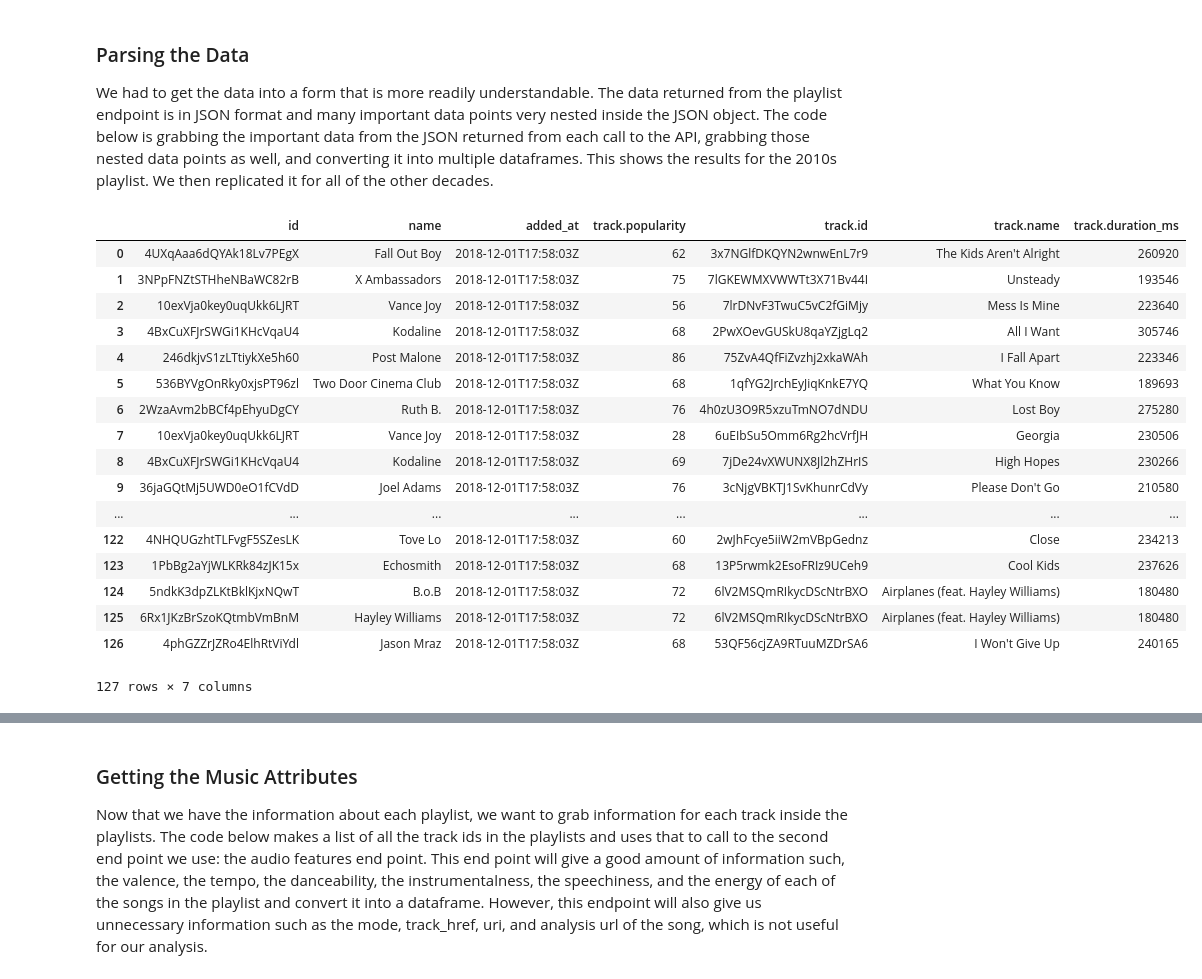
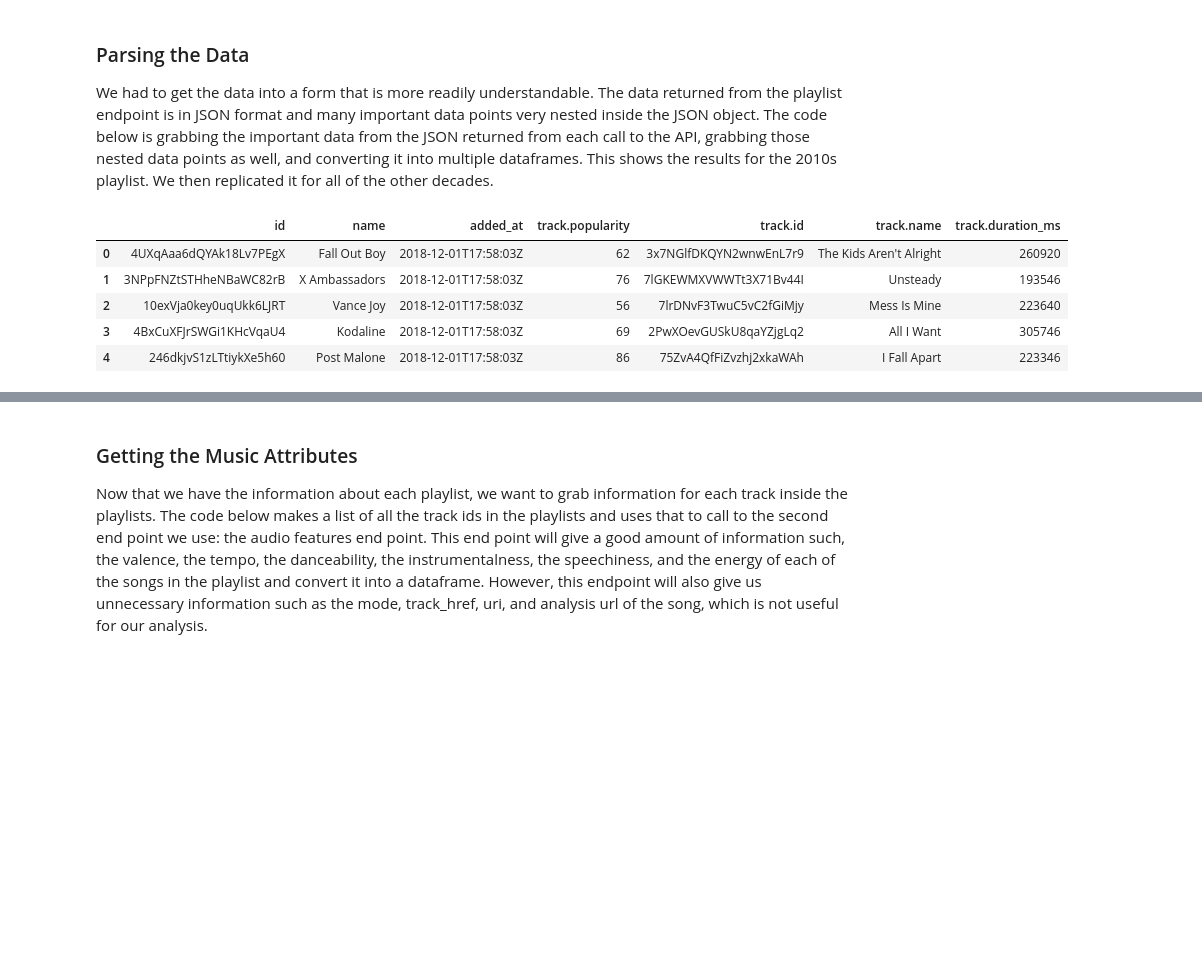
Before and after one commit to hackerman084/MusicOverTheDecades, a Jupyter notebook: Spotify_Final_Astha.ipynb, the cells around one changed output, grey strips where cells are left out. Saved outputs shown, nothing was run; the diff lists cells and outputs as text; code cells hidden in the pictures; blank space fills up the shorter version.

```diff
--- a/Spotify_Final_Astha.ipynb
+++ b/Spotify_Final_Astha.ipynb
@@ -79,7 +79,7 @@ Afterwards, store the tokens within variables.
 # %%
 # https://developer.spotify.com/console/get-playlist-tracks/?playlist_id=37i9dQZF1DX5Ejj0EkURtP&market=&fields=&limit=&offset=
 # use above website to generate token
-token = "BQByHlUq7rYFTmMjyQyo6AuLP9YVddXobQ7Ct0ynaOFuBO6TBfWckTG-dypBNZrymZtDKiO8h0lLfJ1hPnDWr_bP_zgTyfFbOgok8fEf_5BGsZmyxrcHvt6GO8dabwDabPKLcCbJUtI_HH96_Q"
+token = "BQBHofH0ofj5PCnzD0he_SNu8ct2FpJVbnPsNs0Pg5SLfwAsDdNn64Mg7-NhJwp1-SzPKdPIjMmq4u_BqjAY4FbHQeh9OnRAhAjQabPlm4ukIFdrYBm0S-o1wlK37u75zXY_SOE8pV6xSeh2EQ"
 # https://genius.com/api-clients ==> use this website to generate token
 genius_token = 'V3BxSvKtWKcSlonUDfqeKWZmRKK3qjGyAGJCRqxm8awvuWI65nm7WFrYmnn3acIu'
 
@@ -102,28 +102,16 @@ We had to get the data into a form that is more readily understandable. The data
 # %%
 json_data = r_10s.json()
 playlists_10 = json_normalize(json_data["tracks"]["items"], [['track', 'artists']], ['added_at', ['track', 'popularity'], ['track', 'id'], ['track', 'name'], ['track', 'duration_ms']], errors='ignore')
 playlists_10 = playlists_10.drop(columns=['external_urls', 'href', 'type', 'uri'])
-
-playlists_10
+# To view it!
+playlists_10.head()
 # %% [output]
 |  | id | name | added_at | track.popularity | track.id | track.name | track.duration_ms |
 | 0 | 4UXqAaa6dQYAk18Lv7PEgX | Fall Out Boy | 2018-12-01T17:58:03Z | 62 | 3x7NGlfDKQYN2wnwEnL7r9 | The Kids Aren't Alright | 260920 |
-| 1 | 3NPpFNZtSTHheNBaWC82rB | X Ambassadors | 2018-12-01T17:58:03Z | 75 | 7lGKEWMXVWWTt3X71Bv44I | Unsteady | 193546 |
+| 1 | 3NPpFNZtSTHheNBaWC82rB | X Ambassadors | 2018-12-01T17:58:03Z | 76 | 7lGKEWMXVWWTt3X71Bv44I | Unsteady | 193546 |
 | 2 | 10exVja0key0uqUkk6LJRT | Vance Joy | 2018-12-01T17:58:03Z | 56 | 7lrDNvF3TwuC5vC2fGiMjy | Mess Is Mine | 223640 |
-| 3 | 4BxCuXFJrSWGi1KHcVqaU4 | Kodaline | 2018-12-01T17:58:03Z | 68 | 2PwXOevGUSkU8qaYZjgLq2 | All I Want | 305746 |
+| 3 | 4BxCuXFJrSWGi1KHcVqaU4 | Kodaline | 2018-12-01T17:58:03Z | 69 | 2PwXOevGUSkU8qaYZjgLq2 | All I Want | 305746 |
 | 4 | 246dkjvS1zLTtiykXe5h60 | Post Malone | 2018-12-01T17:58:03Z | 86 | 75ZvA4QfFiZvzhj2xkaWAh | I Fall Apart | 223346 |
-| 5 | 536BYVgOnRky0xjsPT96zl | Two Door Cinema Club | 2018-12-01T17:58:03Z | 68 | 1qfYG2JrchEyJiqKnkE7YQ | What You Know | 189693 |
-| 6 | 2WzaAvm2bBCf4pEhyuDgCY | Ruth B. | 2018-12-01T17:58:03Z | 76 | 4h0zU3O9R5xzuTmNO7dNDU | Lost Boy | 275280 |
-| 7 | 10exVja0key0uqUkk6LJRT | Vance Joy | 2018-12-01T17:58:03Z | 28 | 6uEIbSu5Omm6Rg2hcVrfJH | Georgia | 230506 |
-| 8 | 4BxCuXFJrSWGi1KHcVqaU4 | Kodaline | 2018-12-01T17:58:03Z | 69 | 7jDe24vXWUNX8Jl2hZHrIS | High Hopes | 230266 |
-| 9 | 36jaGQtMj5UWD0eO1fCVdD | Joel Adams | 2018-12-01T17:58:03Z | 76 | 3cNjgVBKTJ1SvKhunrCdVy | Please Don't Go | 210580 |
-| ... | ... | ... | ... | ... | ... | ... | ... |
-| 122 | 4NHQUGzhtTLFvgF5SZesLK | Tove Lo | 2018-12-01T17:58:03Z | 60 | 2wJhFcye5iiW2mVBpGednz | Close | 234213 |
-| 123 | 1PbBg2aYjWLKRk84zJK15x | Echosmith | 2018-12-01T17:58:03Z | 68 | 13P5rwmk2EsoFRIz9UCeh9 | Cool Kids | 237626 |
-| 124 | 5ndkK3dpZLKtBklKjxNQwT | B.o.B | 2018-12-01T17:58:03Z | 72 | 6lV2MSQmRIkycDScNtrBXO | Airplanes (feat. Hayley Williams) | 180480 |
-| 125 | 6Rx1JKzBrSzoKQtmbVmBnM | Hayley Williams | 2018-12-01T17:58:03Z | 72 | 6lV2MSQmRIkycDScNtrBXO | Airplanes (feat. Hayley Williams) | 180480 |
-| 126 | 4phGZZrJZRo4ElhRtViYdl | Jason Mraz | 2018-12-01T17:58:03Z | 68 | 53QF56cjZA9RTuuMZDrSA6 | I Won't Give Up | 240165 |
-127 rows × 7 columns
 # %%
 json_data = r_10s.json()
 playlists_10 = json_normalize(json_data["tracks"]["items"], [['track', 'artists']], ['added_at', ['track', 'popularity'], ['track', 'id'], ['track', 'name'], ['track', 'duration_ms']], errors='ignore')
```
Also changed, not shown: parts of 15 cells of this notebook, 1 other file.
